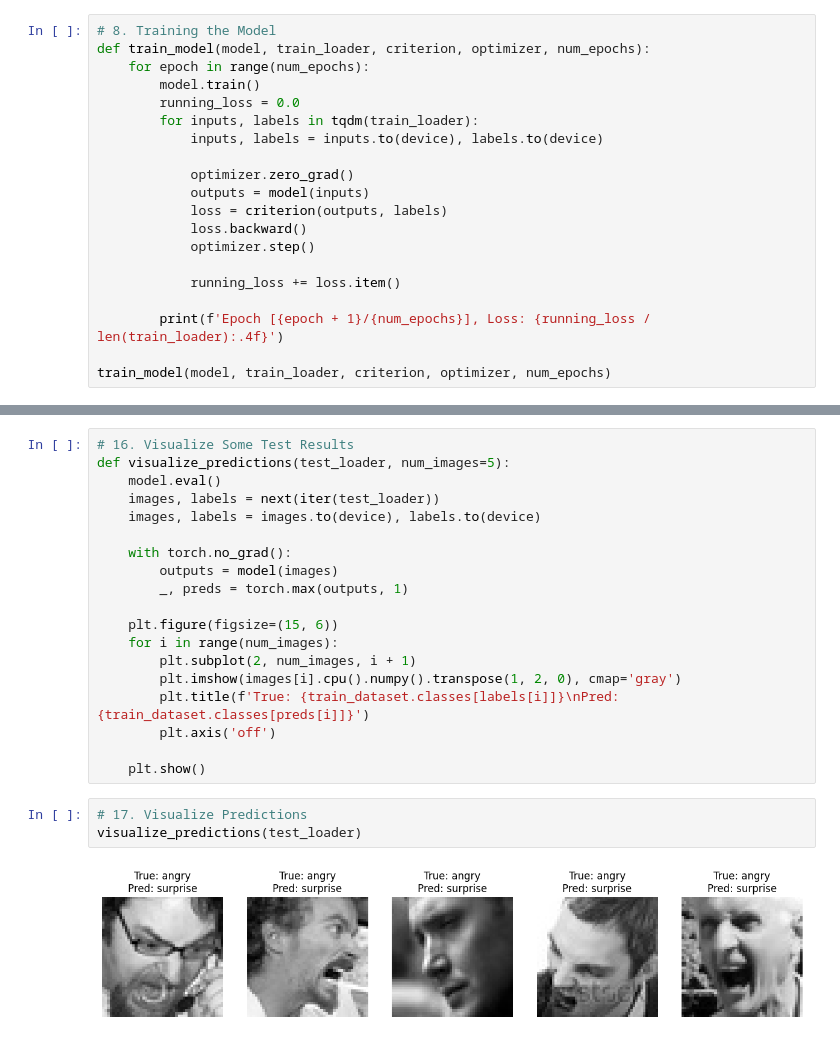
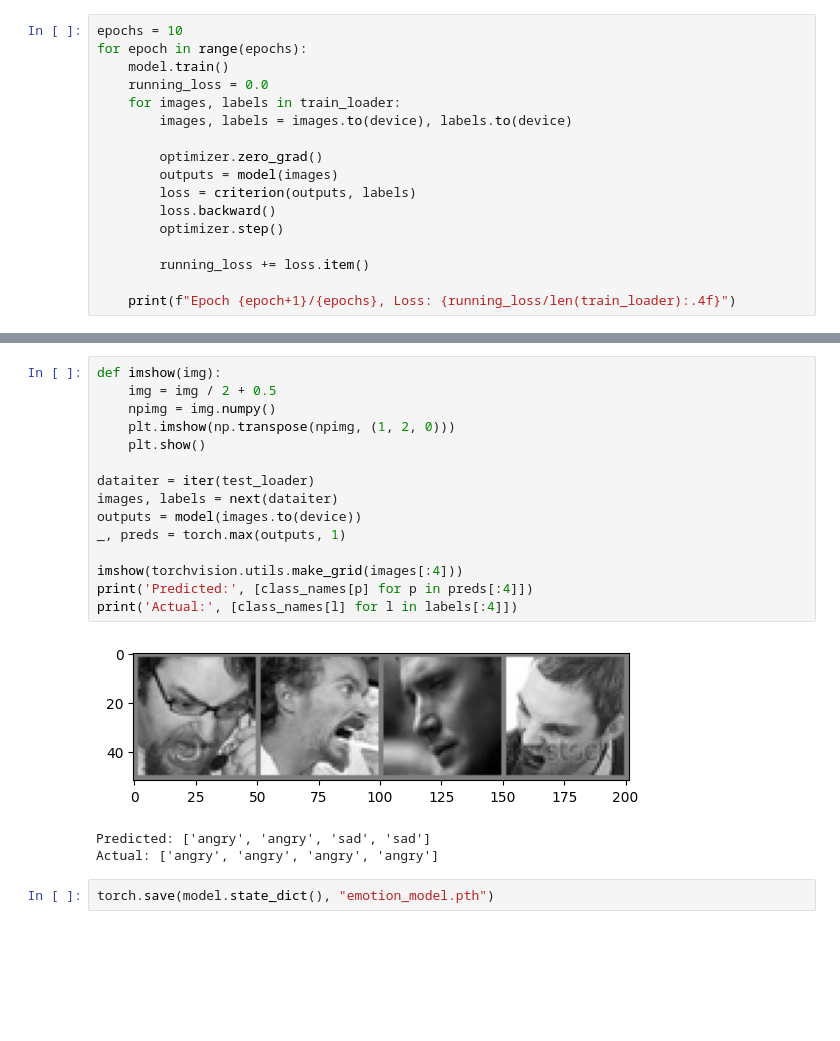
Before and after one commit to rohanchris/Emotion-Detection-from-Uploaded-Images, a Jupyter notebook: FE.ipynb, the cells around one changed output, grey strips where cells are left out. Saved outputs shown, nothing was run; the diff lists cells and outputs as text; blank space fills up the shorter version.

```diff
--- a/FE.ipynb
+++ b/FE.ipynb
@@ -62,21 +48,18 @@ num_epochs = 10
 # %%
-# 8. Training the Model
-def train_model(model, train_loader, criterion, optimizer, num_epochs):
-    for epoch in range(num_epochs):
-        model.train()
-        running_loss = 0.0
-        for inputs, labels in tqdm(train_loader):
-            inputs, labels = inputs.to(device), labels.to(device)
+epochs = 10
+for epoch in range(epochs):
+    model.train()
+    running_loss = 0.0
+    for images, labels in train_loader:
+        images, labels = images.to(device), labels.to(device)
 
-            optimizer.zero_grad()
-            outputs = model(inputs)
-            loss = criterion(outputs, labels)
-            loss.backward()
-            optimizer.step()
+        optimizer.zero_grad()
+        outputs = model(images)
+        loss = criterion(outputs, labels)
+        loss.backward()
+        optimizer.step()
 
-            running_loss += loss.item()
+        running_loss += loss.item()
 
-        print(f'Epoch [{epoch + 1}/{num_epochs}], Loss: {running_loss / len(train_loader):.4f}')
-
-train_model(model, train_loader, criterion, optimizer, num_epochs)
+    print(f"Epoch {epoch+1}/{epochs}, Loss: {running_loss/len(train_loader):.4f}")
 # %% [output]
@@ -193,24 +104,21 @@ Predicted Emotion for C:/Users/dell/Face Exp/Images/test/happy/PrivateTest_95094
-# %%
-# 16. Visualize Some Test Results
-def visualize_predictions(test_loader, num_images=5):
-    model.eval()
-    images, labels = next(iter(test_loader))
-    images, labels = images.to(device), labels.to(device)
-
-    with torch.no_grad():
-        outputs = model(images)
-        _, preds = torch.max(outputs, 1)
-
-    plt.figure(figsize=(15, 6))
-    for i in range(num_images):
-        plt.subplot(2, num_images, i + 1)
-        plt.imshow(images[i].cpu().numpy().transpose(1, 2, 0), cmap='gray')
-        plt.title(f'True: {train_dataset.classes[labels[i]]}\nPred: {train_dataset.classes[preds[i]]}')
-        plt.axis('off')
-
-    plt.show()
-# %%
-# 17. Visualize Predictions
-visualize_predictions(test_loader)
-# %% [output]
-[figure, removed]
+# %%
+def imshow(img):
+    img = img / 2 + 0.5
+    npimg = img.numpy()
+    plt.imshow(np.transpose(npimg, (1, 2, 0)))
+    plt.show()
+
+dataiter = iter(test_loader)
+images, labels = next(dataiter)
+outputs = model(images.to(device))
+_, preds = torch.max(outputs, 1)
+
+imshow(torchvision.utils.make_grid(images[:4]))
+print('Predicted:', [class_names[p] for p in preds[:4]])
+print('Actual:', [class_names[l] for l in labels[:4]])
+# %% [output]
+[figure, added]
+Predicted: ['angry', 'angry', 'sad', 'sad']
+Actual: ['angry', 'angry', 'angry', 'angry']
+# %%
+torch.save(model.state_dict(), "emotion_model.pth")
```
Also changed, not shown: parts of 17 cells of this notebook, 1 other file.
